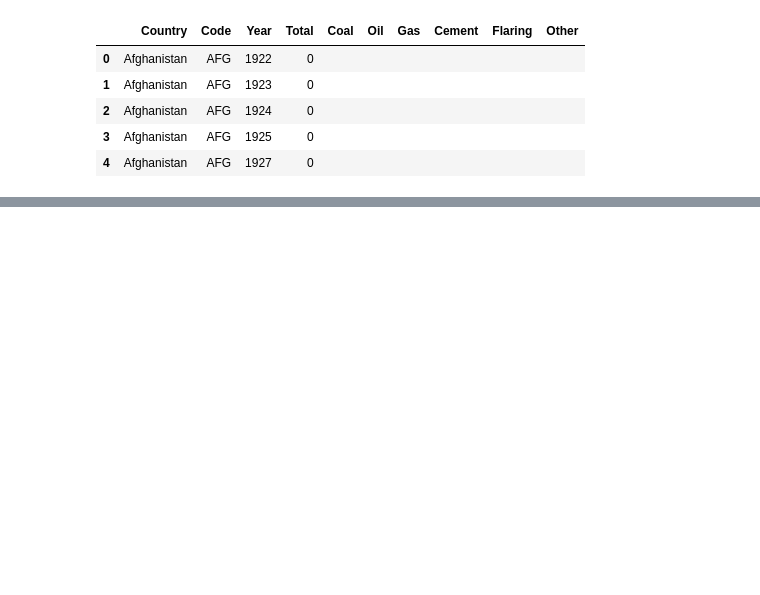
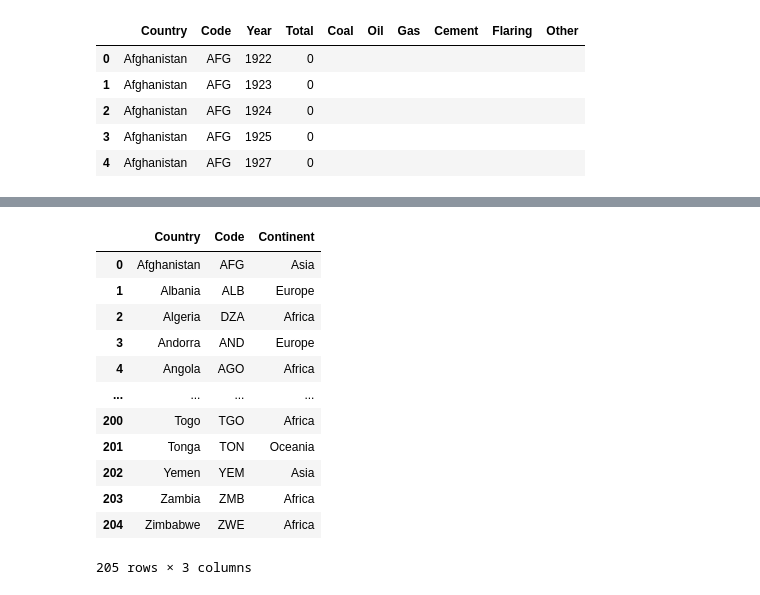
Before and after one commit to ddaniel2024/Project-3, a Jupyter notebook: notebook.ipynb, the cells around one changed output, grey strips where cells are left out. Cells and saved outputs as stored; diff of their text form; code cells hidden in the pictures; blank space fills up the shorter version.

```diff
--- a/notebook.ipynb
+++ b/notebook.ipynb
@@ -333,3 +207,23 @@ gdp_df_cleaned.head()
+# %%
+countries_df = population_df_cleaned[["Country", "Code", "Continent"]]
+
+countries_df
+
+#https://sparkbyexamples.com/python/convert-python-list-to-json/
+# %% [output]
+|  | Country | Code | Continent |
+| 0 | Afghanistan | AFG | Asia |
+| 1 | Albania | ALB | Europe |
+| 2 | Algeria | DZA | Africa |
+| 3 | Andorra | AND | Europe |
+| 4 | Angola | AGO | Africa |
+| ... | ... | ... | ... |
+| 200 | Togo | TGO | Africa |
+| 201 | Tonga | TON | Oceania |
+| 202 | Yemen | YEM | Asia |
+| 203 | Zambia | ZMB | Africa |
+| 204 | Zimbabwe | ZWE | Africa |
+205 rows × 3 columns
 # %%
 emissions_json = emissions_df.to_json(orient="records")
 gdp_json = gdp_df_cleaned.to_json(orient="records")
```
Also changed, not shown: parts of 21 cells of this notebook, 1 other file.
